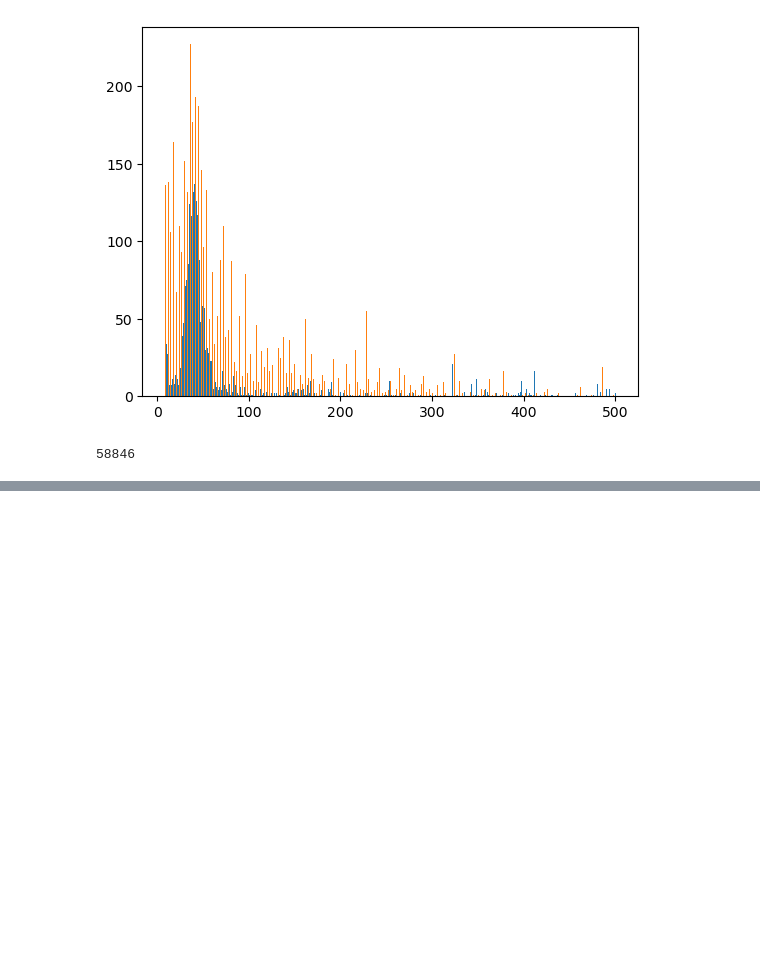
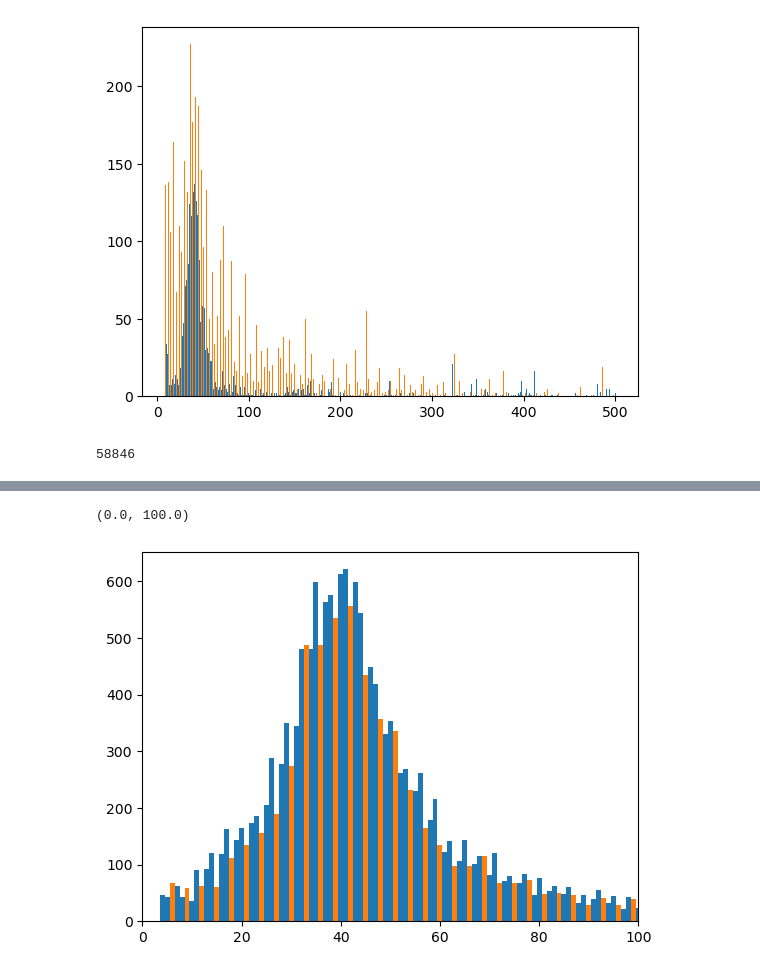
Before and after one commit to Swart-lab/ciliate-introns, a Jupyter notebook: ciliate_intron_distribution.ipynb, the cells around one changed output, grey strips where cells are left out. Cells and saved outputs as stored; diff of their text form; code cells hidden in the pictures; blank space fills up the shorter version.

```diff
--- a/ciliate_intron_distribution.ipynb
+++ b/ciliate_intron_distribution.ipynb
@@ -353,0 +360,18 @@ len(cds_by_sp['ecau'])
+# %%
+df = pd.read_table("genepred/braker_out/braker.gtf", names=["seqid", "source", "type_", "start", "end", "score", "strand", "phase", "attr"])
+# %%
+intron_lens = df.query('type_=="intron"')['end'] - df.query('type_=="intron"')['start'] + 1
+# %%
+intron_lens_hist = Counter(intron_lens)
+# %%
+xx3 = [i for i in intron_lens_hist if i % 3 == 0]
+yy3 = [intron_lens_hist[i] for i in xx3]
+xx12 = [i for i in intron_lens_hist if i % 3 != 0]
+yy12 = [intron_lens_hist[i] for i in xx12]
+# %%
+plt.bar(xx12, yy12, width=1)
+plt.bar(xx3, yy3, width=1) # multiple of 3
+plt.xlim(0,100)
+# %% [output]
+(0.0, 100.0)
+[figure, added]
```
Also changed, not shown: parts of 6 cells of this notebook.
